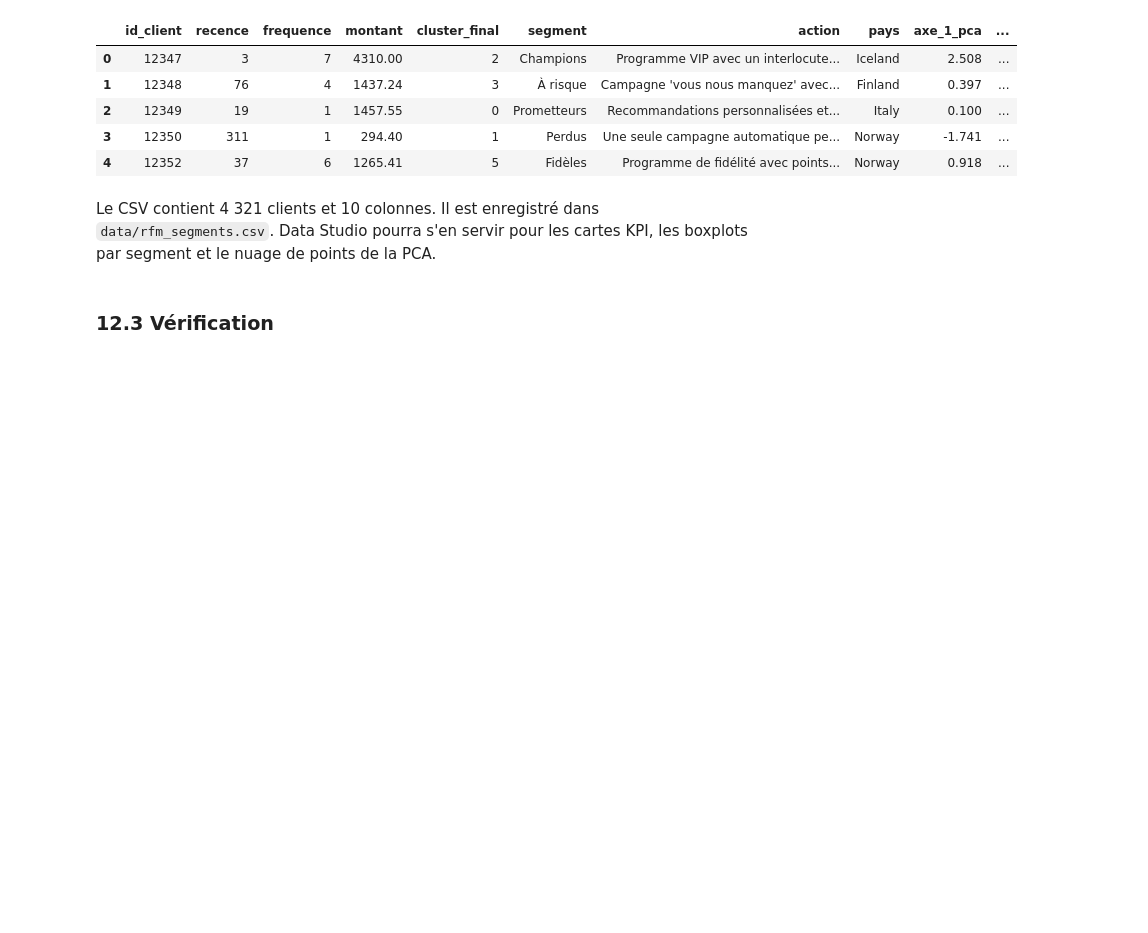
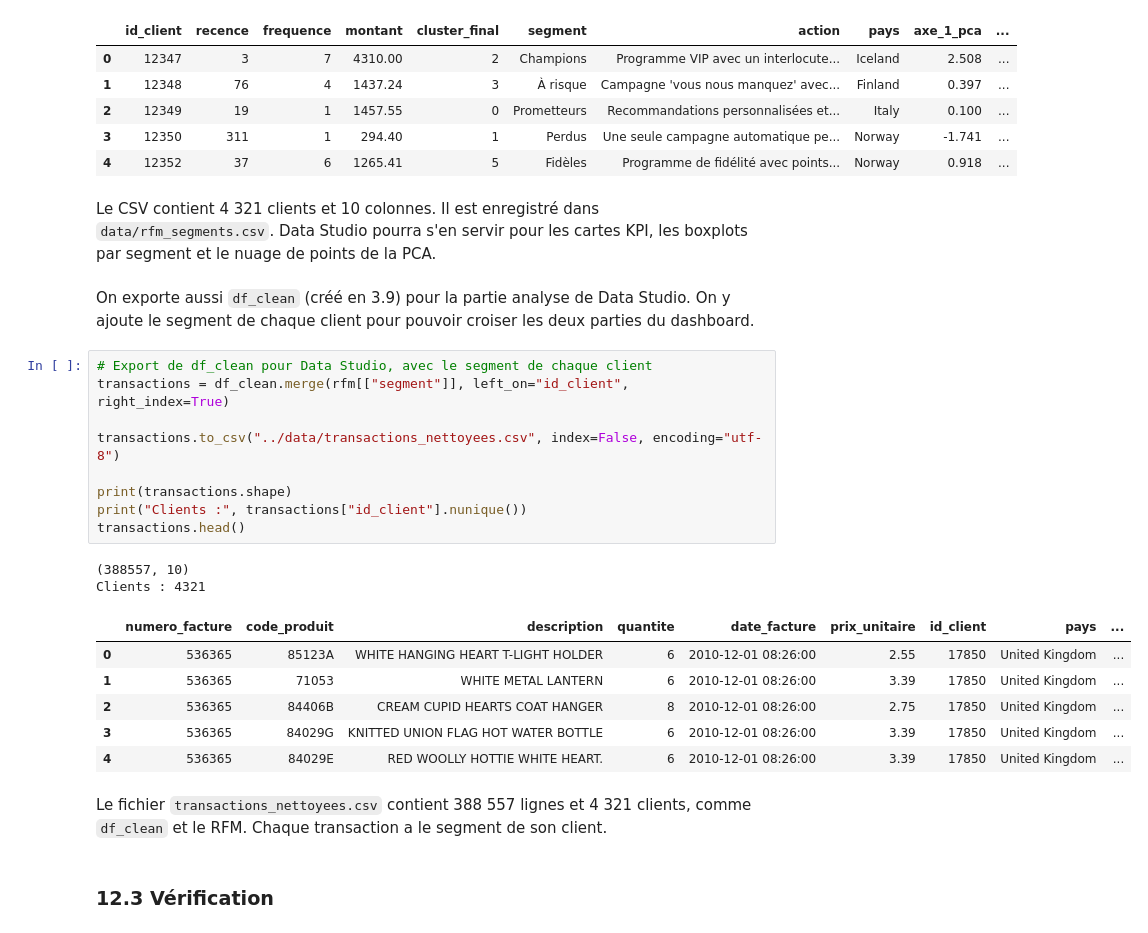
Before and after one commit to Zohair69/globalshop-rfm, a Jupyter notebook: notebooks/online_retail_clustering_rfm.ipynb, the cells around one changed output. Cells and saved outputs as stored; diff of their text form; blank space fills up the shorter version.

Commit message:
Création de df_clean et export des transactions nettoyées pour Data Studio

```diff
--- a/notebooks/online_retail_clustering_rfm.ipynb
+++ b/notebooks/online_retail_clustering_rfm.ipynb
@@ -2117,6 +2174,28 @@ export.head()
 | 4 | 12352 | 37 | 6 | 1265.41 | 5 | Fidèles | Programme de fidélité avec points... | Norway | 0.918 | ... |
 # %% [markdown]
 Le CSV contient 4 321 clients et 10 colonnes. Il est enregistré dans `data/rfm_segments.csv`. Data Studio pourra s'en servir pour les cartes KPI, les boxplots par segment et le nuage de points de la PCA.
+# %% [markdown]
+On exporte aussi `df_clean` (créé en 3.9) pour la partie analyse de Data Studio. On y ajoute le segment de chaque client pour pouvoir croiser les deux parties du dashboard.
+# %%
+# Export de df_clean pour Data Studio, avec le segment de chaque client
+transactions = df_clean.merge(rfm[["segment"]], left_on="id_client", right_index=True)
+
+transactions.to_csv("../data/transactions_nettoyees.csv", index=False, encoding="utf-8")
+
+print(transactions.shape)
+print("Clients :", transactions["id_client"].nunique())
+transactions.head()
+# %% [output]
+(388557, 10)
+Clients : 4321
+|  | numero_facture | code_produit | description | quantite | date_facture | prix_unitaire | id_client | pays | ... |
+| 0 | 536365 | 85123A | WHITE HANGING HEART T-LIGHT HOLDER | 6 | 2010-12-01 08:26:00 | 2.55 | 17850 | United Kingdom | ... |
+| 1 | 536365 | 71053 | WHITE METAL LANTERN | 6 | 2010-12-01 08:26:00 | 3.39 | 17850 | United Kingdom | ... |
+| 2 | 536365 | 84406B | CREAM CUPID HEARTS COAT HANGER | 8 | 2010-12-01 08:26:00 | 2.75 | 17850 | United Kingdom | ... |
+| 3 | 536365 | 84029G | KNITTED UNION FLAG HOT WATER BOTTLE | 6 | 2010-12-01 08:26:00 | 3.39 | 17850 | United Kingdom | ... |
+| 4 | 536365 | 84029E | RED WOOLLY HOTTIE WHITE HEART. | 6 | 2010-12-01 08:26:00 | 3.39 | 17850 | United Kingdom | ... |
+# %% [markdown]
+Le fichier `transactions_nettoyees.csv` contient 388 557 lignes et 4 321 clients, comme `df_clean` et le RFM. Chaque transaction a le segment de son client.
 # %% [markdown]
 ### 12.3 Vérification
 # %% [markdown]
```
Also changed, not shown: parts of 6 cells of this notebook.
